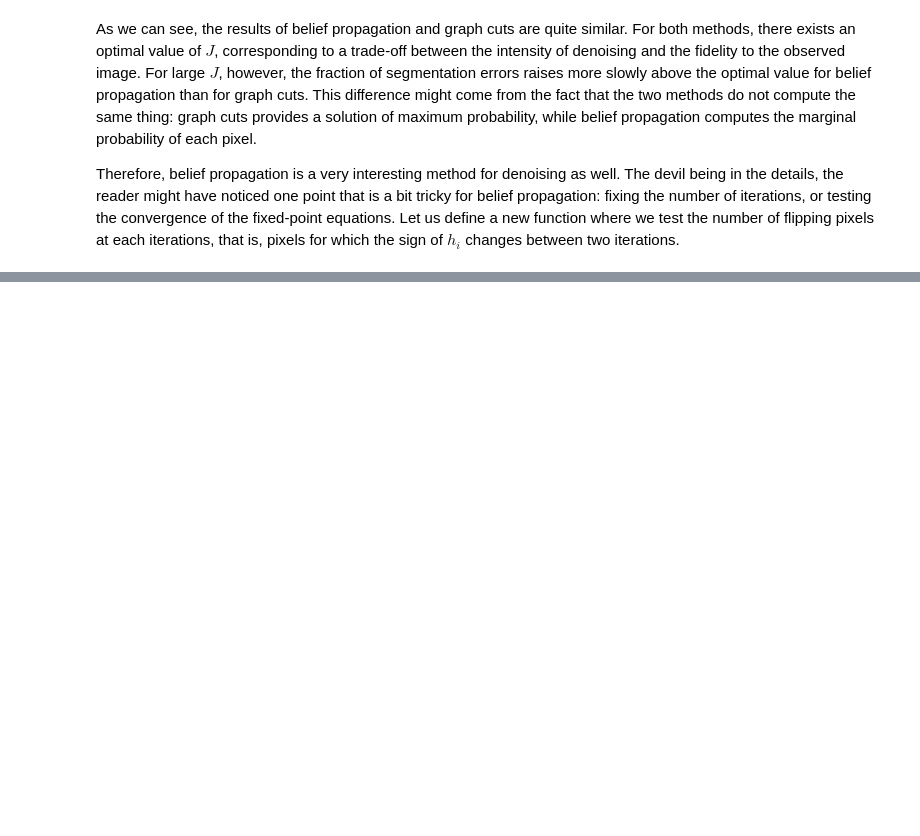
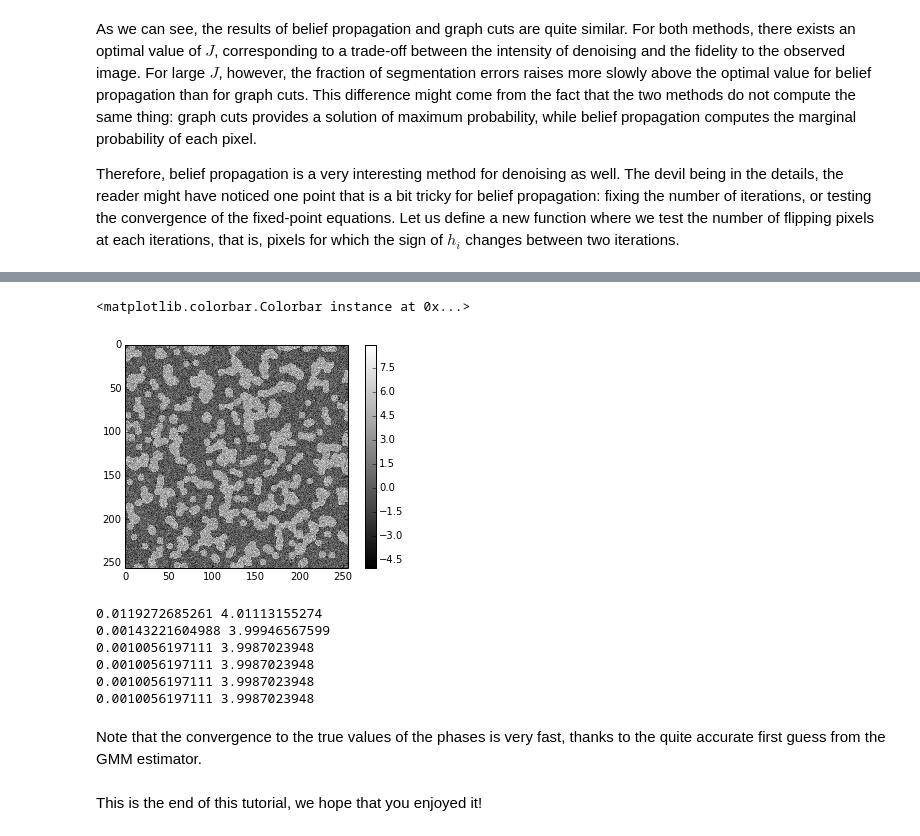
Before and after one commit to emmanuelle/image-processing-tutorials, a Jupyter notebook: binary_segmentation.ipynb, the cells around one changed output, grey strips where cells are left out. Saved outputs shown, nothing was run; the diff lists cells and outputs as text; code cells hidden in the pictures; blank space fills up the shorter version.

Commit message:
First version of whole tutorial.

```diff
--- a/binary_segmentation.ipynb
+++ b/binary_segmentation.ipynb
@@ -373,0 +409,21 @@ plt.legend()
+# %%
+im = generate_synthetic_data(l_x=256, n_pts=500)
+im *= 4 # True values of the phases are 0 and 4
+noisy_im = im + 1.2 * np.random.randn(*im.shape)
+plt.imshow(noisy_im, cmap='gray', interpolation='nearest'); plt.colorbar()
+# %% [output]
+<matplotlib.colorbar.Colorbar instance at 0x...>
+[figure, added]
+# %%
+res_bp_em = BP_mrf_em(noisy_im, 1, n_em_step=5, subsample_factor=2)
+# %% [output]
+0.0119272685261 4.01113155274
+0.00143221604988 3.99946567599
+0.0010056197111 3.9987023948
+0.0010056197111 3.9987023948
+0.0010056197111 3.9987023948
+0.0010056197111 3.9987023948
+# %% [markdown]
+Note that the convergence to the true values of the phases is very fast, thanks to the quite accurate first guess from the GMM estimator.
+# %% [markdown]
+This is the end of this tutorial, we hope that you enjoyed it!
```
Also changed, not shown: parts of 25 cells of this notebook.
